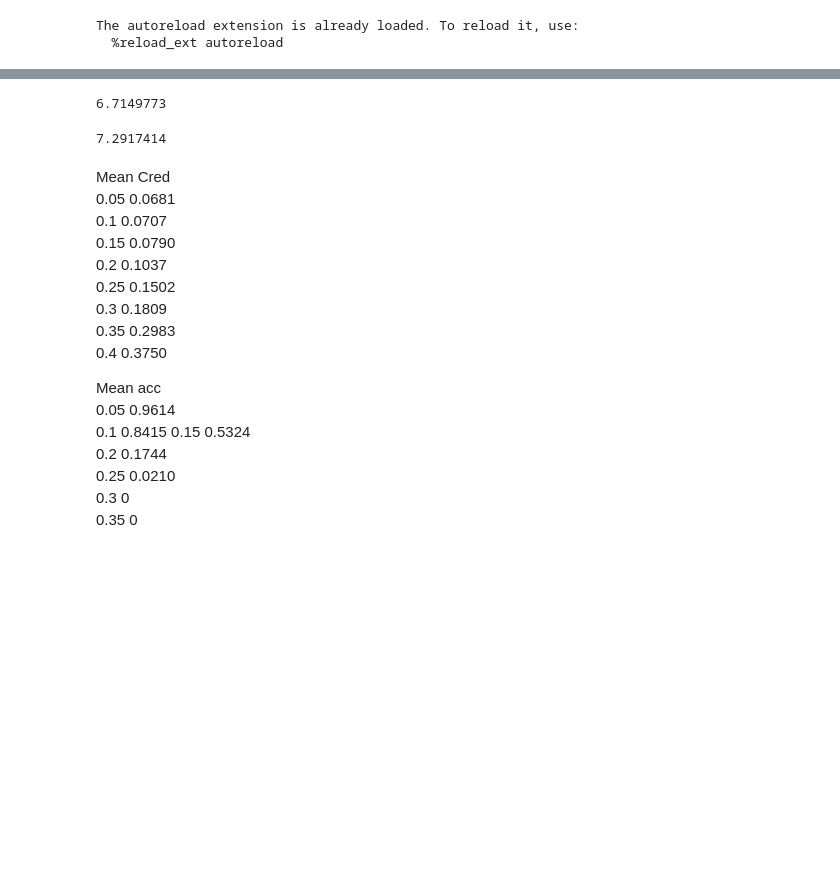
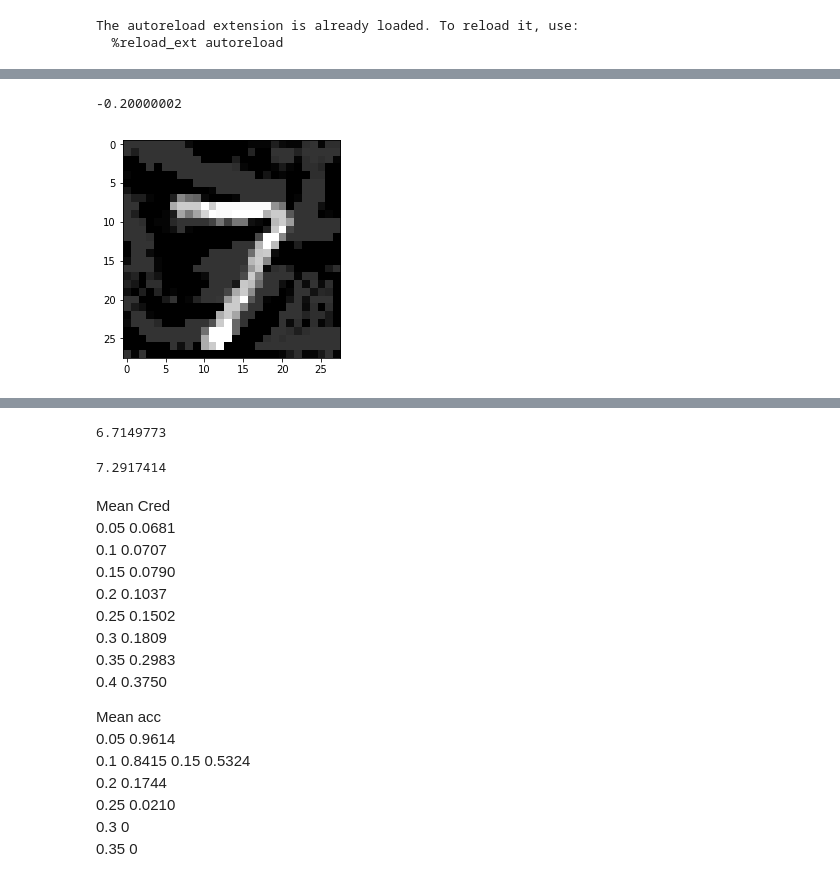
Before and after one commit to chawins/dknn_attack, a Jupyter notebook: knn_test.ipynb, the cells around one changed output, grey strips where cells are left out. Cells and saved outputs as stored; diff of their text form; code cells hidden in the pictures; blank space fills up the shorter version.

```diff
--- a/knn_test.ipynb
+++ b/knn_test.ipynb
@@ -73,5 +75,38 @@ A = pickle.load(open("A_cosine_lsh.p", "rb"))
 Loading model...
 Getting representations...
 Setting up LSH...
-# %%
-model, rep_ts = load_mnist_model()
+# %%
+from cleverhans.utils_keras import KerasModelWrapper
+from cleverhans.utils import set_log_level
+import logging
+
+
+def generate_batch(attack, params, x_org, batch_size=100):
+
+    n_org = len(x_org)
+    x_adv = np.zeros_like(x_org)
+
+    for batch in range(n_org//batch_size):
+        begin = batch*batch_size
+        end = (batch + 1)*batch_size
+        x_adv[begin:end] = attack.generate_np(x_org[begin:end], **params)
+
+    return x_adv
+
+
+tf.set_random_seed(2019)
+tf.keras.backend.set_learning_phase(0)
+set_log_level(logging.INFO)
+
+wrap = KerasModelWrapper(model)
+# %%
+from cleverhans.attacks import MadryEtAl
+
+pgd = MadryEtAl(wrap, sess=sess)
+pgd_params = {'eps': 0.2,
+              'eps_iter': 0.02,
+              'nb_iter': 100,
+              'clip_min': 0.,
+              'clip_max': 1.,
+              'rand_init': True}
+x_pgd = generate_batch(pgd, pgd_params, X_test)
@@ -77,0 +120,9 @@ model, rep_ts = load_mnist_model()
+# %%
+np.min(X_test - x_pgd)
+# %% [output]
+-0.20000002
+# %%
+plt.imshow(x_pgd[0, :, :, 0], cmap='gray')
+plt.show()
+# %% [output]
+[figure, added]
```
Also changed, not shown: parts of 21 cells of this notebook, 10 other files.
